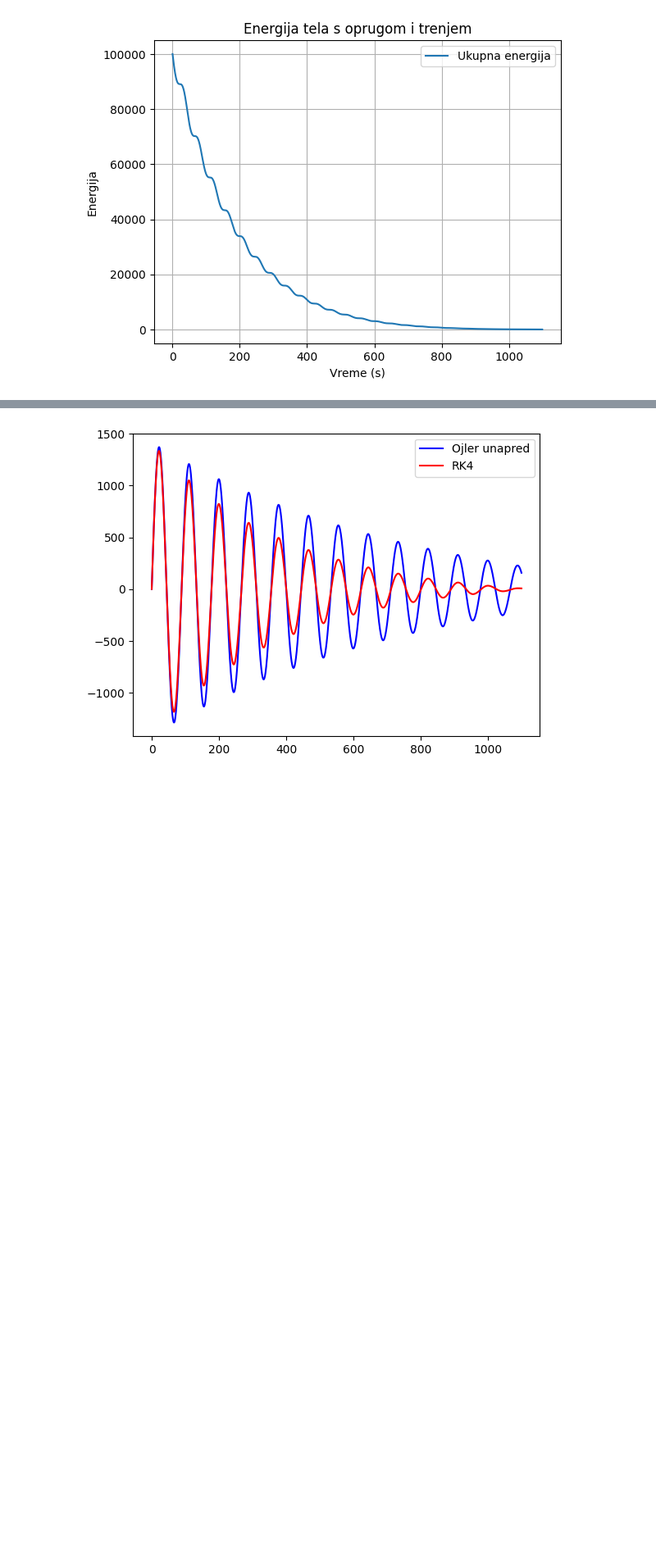
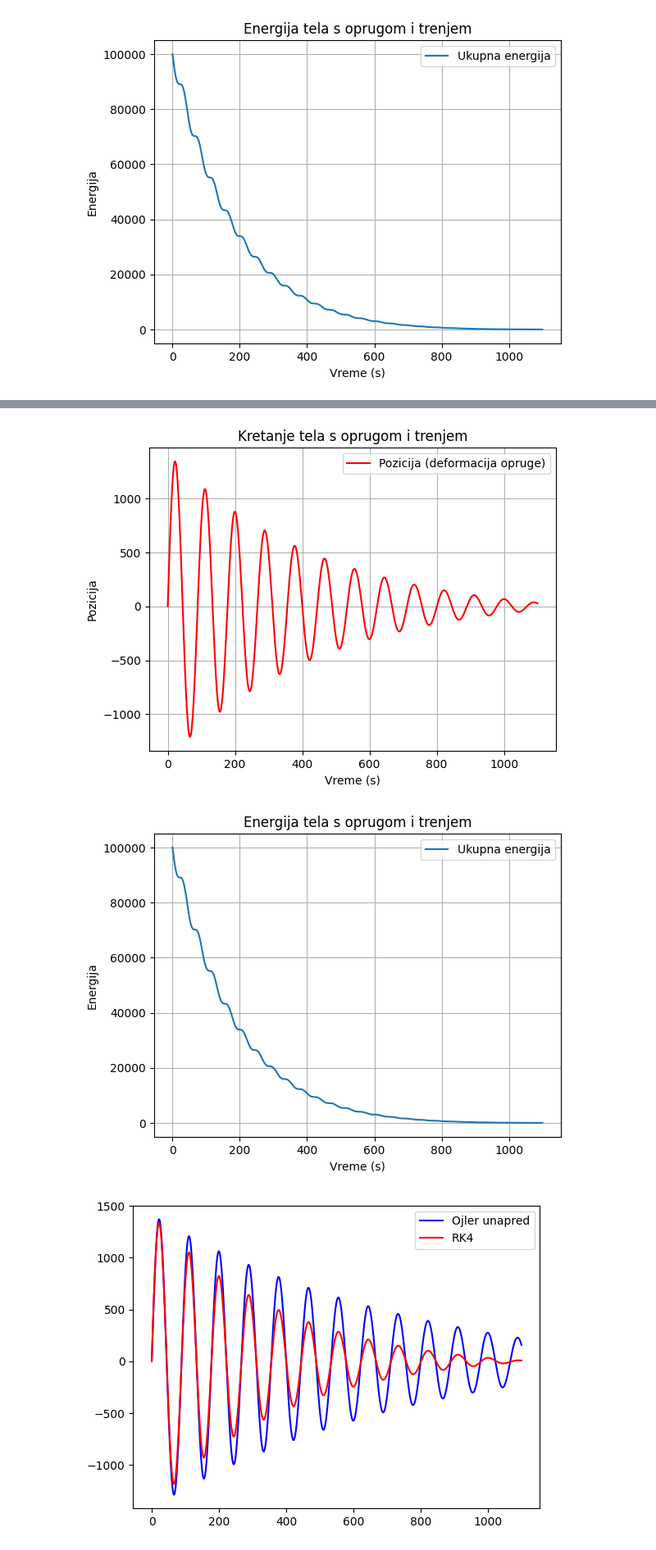
Before and after one commit to JohnMcCodeman5/spring_deformation_differential_modeling, a Jupyter notebook: without_wall_constraint.ipynb, the cells around one changed output, grey strips where cells are left out. Shown at 82% size. Saved outputs shown, nothing was run; the diff lists cells and outputs as text; code cells hidden in the pictures; blank space fills up the shorter version.

Commit message:
added another modification of the euler method

```diff
--- a/without_wall_constraint.ipynb
+++ b/without_wall_constraint.ipynb
@@ -296,3 +298,51 @@ plt.grid(True)
+# %%
+def modified_euler_alt(f, v0, x0, t, m, k, mu_s, mu_d, g):
+    h = t[1] - t[0]
+    v = np.zeros_like(t)
+    x = np.zeros_like(t)
+    v[0] = v0
+    x[0] = x0
+
+    for i in range(1, len(t)):
+        k1v, k1x = f(v[i-1], x[i-1], t[i-1], m, k, mu_s, mu_d, g)
+        v_1 = k1v
+        x_1 = k1x
+        k2v, k2x = f(v[i-1] + h * v_1, x[i-1] + h * x_1, t[i-1] + h, m, k, mu_s, mu_d, g)
+        v_2 = k2v
+        x_2 = k2x
+
+        v[i] = v[i-1] + ((v_2 + v_1) * 0.5 * h)
+        x[i] = x[i-1] + ((x_2 + x_1) * 0.5 * h)
+
+    return v, x
+# %%
+# Rešavanje diferencijalne jednačine drugom modifikacijom Ojlerovog metoda
+vema, xema = modified_euler_alt(differential_equation, v0, x0, t, m, k, mu_s, mu_d, g)
+
+# Prikaz rezultata
+plt.plot(t, xm, label='Pozicija (deformacija opruge)', color='red')
+plt.xlabel('Vreme (s)')
+plt.ylabel('Pozicija')
+plt.title('Kretanje tela s oprugom i trenjem')
+plt.legend()
+plt.grid(True)
+plt.show()
+
+kinetic_energy_ema = 0.5 * m * vema**2
+potential_energy_ema = 0.5 * k * xema**2
+total_energy_ema = kinetic_energy_ema + potential_energy_ema
+
+#plt.plot(t, kinetic_energy_m, label='Kinetička energija')
+#plt.plot(t, potential_energy_m, label='Potencijalna energija')
+plt.plot(t, total_energy_ema, label='Ukupna energija')
+plt.xlabel('Vreme (s)')
+plt.ylabel('Energija')
+plt.title('Energija tela s oprugom i trenjem')
+plt.legend()
+plt.grid(True)
+# %% [output]
+[figure, added]
+[figure, added]
 # %%
 #POREDJENJE NUMERICKIH METODA
 # %%
```
Also changed, not shown: parts of 8 cells of this notebook, 1 other file.
